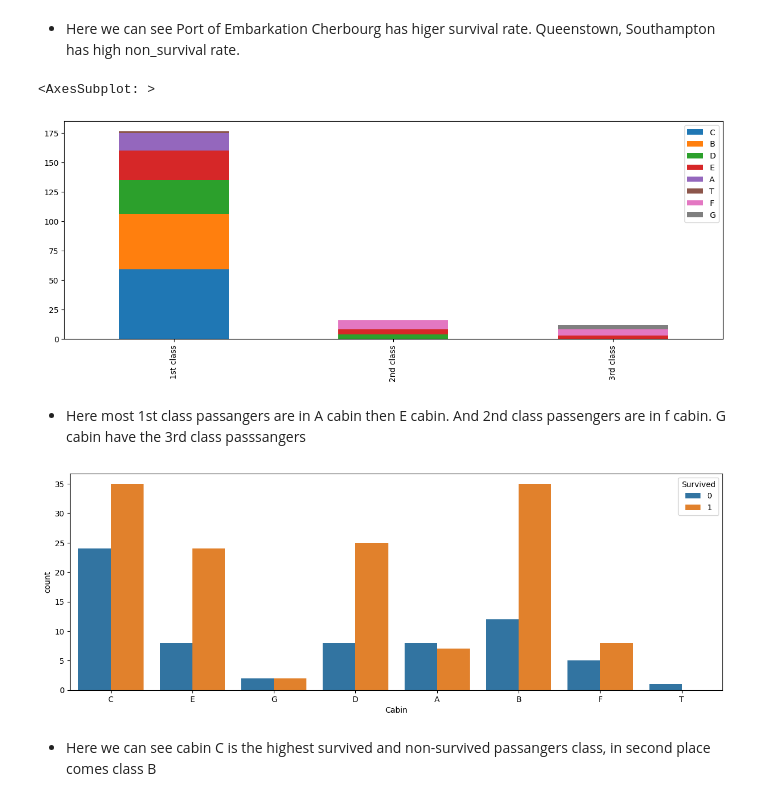
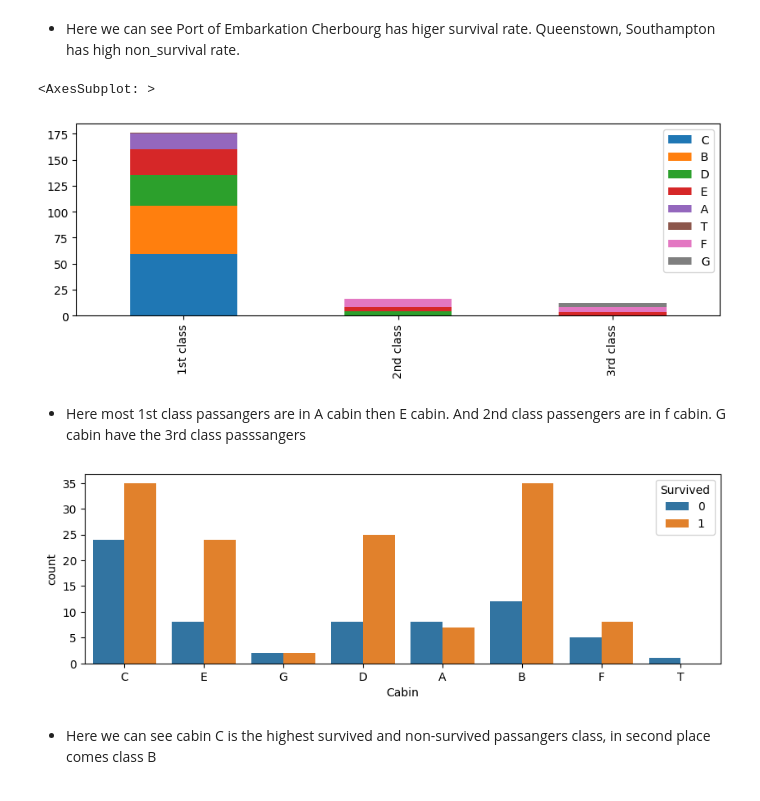
Before and after one commit to ortizfram/Case-study-of-Titanic, a Jupyter notebook: case-study.ipynb, the cells around one changed output. Cells and saved outputs as stored; diff of their text form; code cells hidden in the pictures.

```diff
--- a/case-study.ipynb
+++ b/case-study.ipynb
@@ -185,17 +185,17 @@ pcl1 = df1[df1["Pclass"]==1]["Cabin"].value_counts()
 pcl2 = df1[df1["Pclass"]==2]["Cabin"].value_counts()
 pcl3 = df1[df1["Pclass"]==3]["Cabin"].value_counts()
 _temp = pd.DataFrame([pcl1,pcl2,pcl3],index = ["1st class","2nd class","3rd class"])
-_temp.plot(kind="bar",stacked = True, figsize=(15,5))
+_temp.plot(kind="bar",stacked = True, figsize=(10,3))
 # %% [output]
 <AxesSubplot: >
-[figure, old version]
+[figure, new version]
 # %% [markdown]
 - Here most 1st class passangers are in A cabin then E cabin. And 2nd class passengers are in f cabin. G cabin have the 3rd class passsangers
 # %%
-plt.figure(figsize = (15,5))
+plt.figure(figsize = (10,3))
 sns.countplot(x=df1["Cabin"], hue = df1["Survived"])
 plt.show()
 # %% [output]
-[figure, old version]
+[figure, new version]
 # %% [markdown]
 - Here we can see cabin C is the highest survived and non-survived passangers class, in second place comes class B
```
Also changed, not shown: parts of 18 cells of this notebook.
